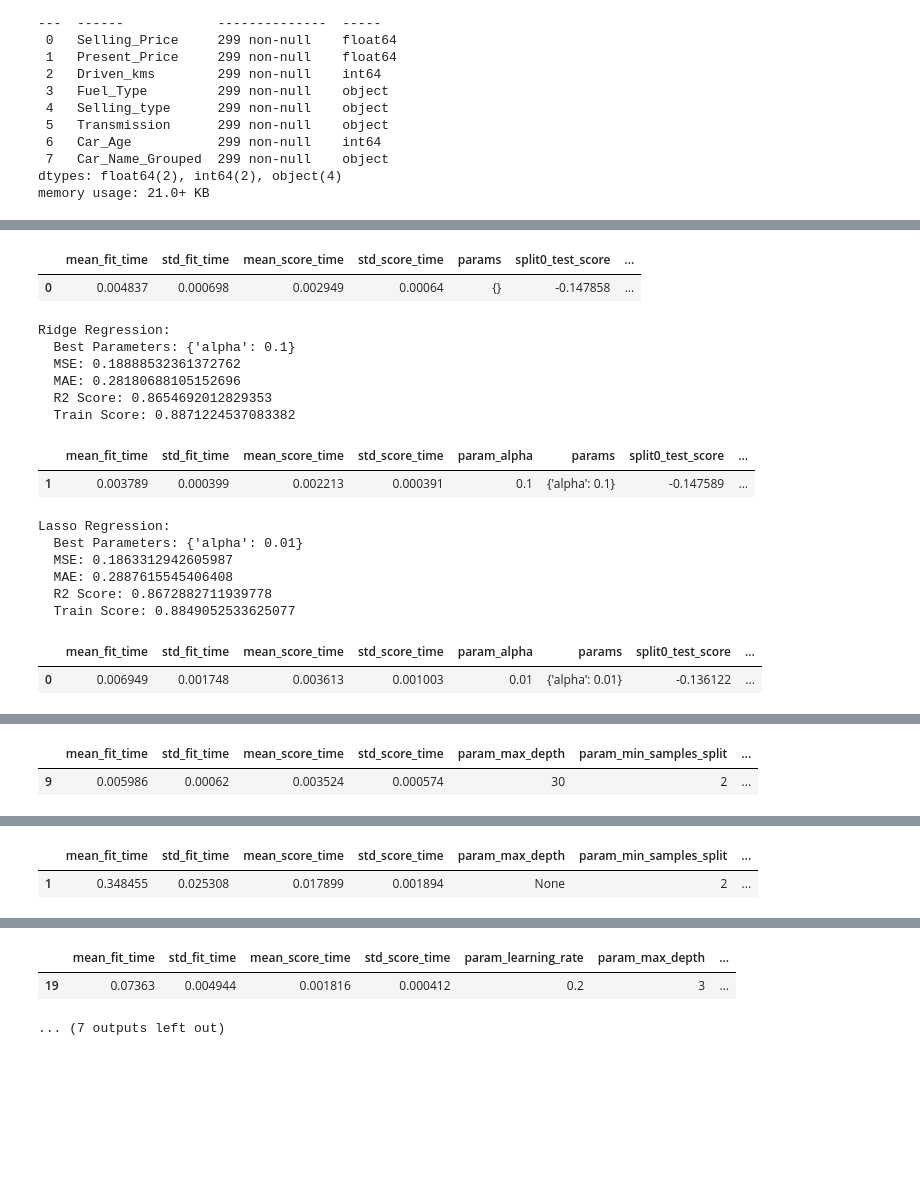
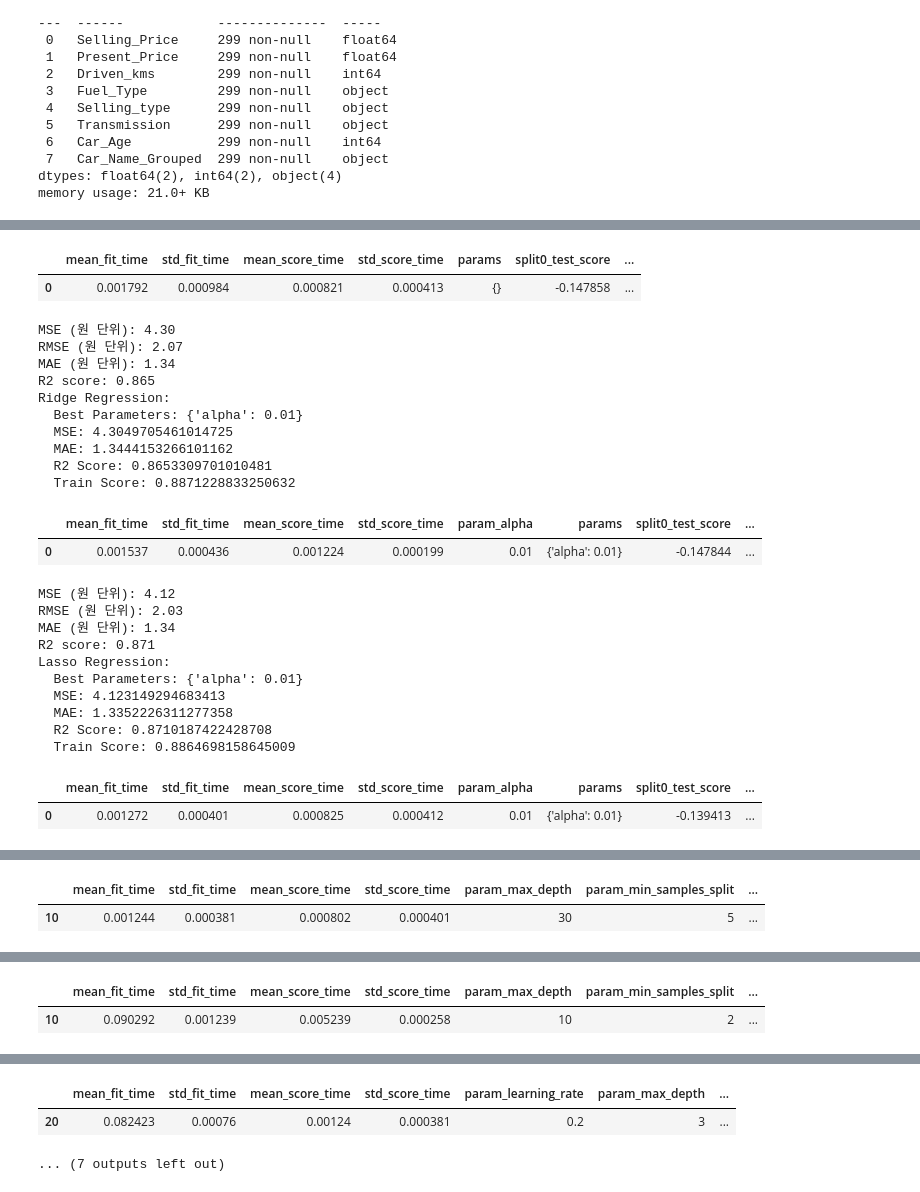
Before and after one commit to Encore-SKN-17/ML_MINI_3TEAM, a Jupyter notebook: ml_car_price_prediction.ipynb, the cells around one changed output, grey strips where cells are left out. Drawn from its saved outputs; the diff is of its cells as text; code cells hidden in the pictures; blank space fills up the shorter version.

```diff
--- a/ml_car_price_prediction.ipynb
+++ b/ml_car_price_prediction.ipynb
@@ -341,7 +341,9 @@ from sklearn.preprocessing import LabelEncoder
 
 label_encoders = {}
 categorical_cols = df.select_dtypes(include=['object']).columns
-numerical_cols = df.select_dtypes(include=['int64','float64']).columns
+numerical_cols = df.select_dtypes(include=['int64','float64']).columns.tolist()
+print(numerical_cols)
+numerical_cols.remove('Selling_Price')
 
 # Label Encoding for categorical columns
 for ccol in categorical_cols:
@@ -353,3 +355,7 @@ for ccol in categorical_cols:
 for ncol in numerical_cols:
     sc = StandardScaler()
     df[[ncol]] = sc.fit_transform(df[[ncol]].astype(float))
+
+y_tmp = df['Selling_Price'].values.reshape(-1,1)
+y_scaler = StandardScaler()
+y = y_scaler.fit_transform(y_tmp)
@@ -356,12 +370,4 @@ for ncol in numerical_cols:
 # %%
-# Separate features (X) and target (y)
-X = df.drop(columns=['Selling_Price'])
-y = df['Selling_Price']
-
-# Split the data into training and testing sets
-X_train, X_test, y_train, y_test = train_test_split(X, y, test_size=0.2, random_state=42)
-
-
 models = [
     ('Linear Regression', LinearRegression(), {}),
 
@@ -417,17 +423,33 @@ for name, model, params in models:
 
     # Use GridSearchCV for hyperparameter tuning
     grid_search = GridSearchCV(model, param_grid=params, cv=5, scoring='neg_mean_squared_error')
-    grid_search.fit(X_train, y_train)
+    grid_search.fit(X_train,  y_train)
 
     # Evaluate the model
     train_pred = grid_search.predict(X_train)
     test_pred = grid_search.predict(X_test)
     train_score = r2_score(y_train, train_pred)
     test_score = r2_score(y_test, test_pred)
-    y_pred = grid_search.predict(X_test)
-    mse = mean_squared_error(y_test, y_pred)
-    mae = mean_absolute_error(y_test, y_pred)
-    r2 = r2_score(y_test, y_pred)
+    y_pred  = grid_search.predict(X_test)
+    # mse = mean_squared_error(y_test, y_pred)
+    # mae = mean_absolute_error(y_test, y_pred)
+    # r2 = r2_score(y_test, y_pred)
+
+    # 스케일러로 되돌리기 (반드시 학습 시에 사용한 동일한 y_scaler 사용)
+    y_pred_real = y_scaler.inverse_transform(y_pred.reshape(-1, 1))
+    y_test_real = y_scaler.inverse_transform(y_test.reshape(-1, 1))
+
+    # 평가 지표 다시 계산
+    mse = mean_squared_error(y_test_real, y_pred_real)
+    mae = mean_absolute_error(y_test_real, y_pred_real)
+    rmse = np.sqrt(mse)
+    r2 = r2_score(y_test_real, y_pred_real)
+
+    print(f"MSE (원 단위): {mse:.2f}")
+    print(f"RMSE (원 단위): {rmse:.2f}")
+    print(f"MAE (원 단위): {mae:.2f}")
+    print(f"R2 score: {r2:.3f}")
+
     cv_results = grid_search.cv_results_
 
     # Store the results
@@ -477,20 +503,28 @@ Linear Regression:
   R2 Score: 0.865312493588904
   Train Score: 0.8871228882448573
 |  | mean_fit_time | std_fit_time | mean_score_time | std_score_time | params | split0_test_score | ... |
-| 0 | 0.004837 | 0.000698 | 0.002949 | 0.00064 | {} | -0.147858 | ... |
+| 0 | 0.001792 | 0.000984 | 0.000821 | 0.000413 | {} | -0.147858 | ... |
+MSE (원 단위): 4.30
+RMSE (원 단위): 2.07
+MAE (원 단위): 1.34
+R2 score: 0.865
 Ridge Regression:
-  Best Parameters: {'alpha': 0.1}
-  MSE: 0.18888532361372762
-  MAE: 0.28180688105152696
-  R2 Score: 0.8654692012829353
-  Train Score: 0.8871224537083382
+  Best Parameters: {'alpha': 0.01}
+  MSE: 4.3049705461014725
+  MAE: 1.3444153266101162
+  R2 Score: 0.8653309701010481
+  Train Score: 0.8871228833250632
 |  | mean_fit_time | std_fit_time | mean_score_time | std_score_time | param_alpha | params | split0_test_score | ... |
-| 1 | 0.003789 | 0.000399 | 0.002213 | 0.000391 | 0.1 | {'alpha': 0.1} | -0.147589 | ... |
+| 0 | 0.001537 | 0.000436 | 0.001224 | 0.000199 | 0.01 | {'alpha': 0.01} | -0.147844 | ... |
+MSE (원 단위): 4.12
+RMSE (원 단위): 2.03
+MAE (원 단위): 1.34
+R2 score: 0.871
 Lasso Regression:
   Best Parameters: {'alpha': 0.01}
-  MSE: 0.1863312942605987
-  MAE: 0.2887615545406408
-  R2 Score: 0.8672882711939778
-  Train Score: 0.8849052533625077
+  MSE: 4.123149294683413
+  MAE: 1.3352226311277358
+  R2 Score: 0.8710187422428708
+  Train Score: 0.8864698158645009
 |  | mean_fit_time | std_fit_time | mean_score_time | std_score_time | param_alpha | params | split0_test_score | ... |
-| 0 | 0.006949 | 0.001748 | 0.003613 | 0.001003 | 0.01 | {'alpha': 0.01} | -0.136122 | ... |
+| 0 | 0.001272 | 0.000401 | 0.000825 | 0.000412 | 0.01 | {'alpha': 0.01} | -0.139413 | ... |
@@ -503,2 +541,2 @@ Decision Tree:
 |  | mean_fit_time | std_fit_time | mean_score_time | std_score_time | param_max_depth | param_min_samples_split | ... |
-| 9 | 0.005986 | 0.00062 | 0.003524 | 0.000574 | 30 | 2 | ... |
+| 10 | 0.001244 | 0.000381 | 0.000802 | 0.000401 | 30 | 5 | ... |
@@ -511,2 +553,2 @@ Random Forest:
 |  | mean_fit_time | std_fit_time | mean_score_time | std_score_time | param_max_depth | param_min_samples_split | ... |
-| 1 | 0.348455 | 0.025308 | 0.017899 | 0.001894 | None | 2 | ... |
+| 10 | 0.090292 | 0.001239 | 0.005239 | 0.000258 | 10 | 2 | ... |
@@ -519,3 +565,3 @@ Gradient Boosting:
 |  | mean_fit_time | std_fit_time | mean_score_time | std_score_time | param_learning_rate | param_max_depth | ... |
-| 19 | 0.07363 | 0.004944 | 0.001816 | 0.000412 | 0.2 | 3 | ... |
+| 20 | 0.082423 | 0.00076 | 0.00124 | 0.000381 | 0.2 | 3 | ... |
 ... (7 outputs left out)
```
Also changed, not shown: parts of 5 cells of this notebook, 7 other files.
